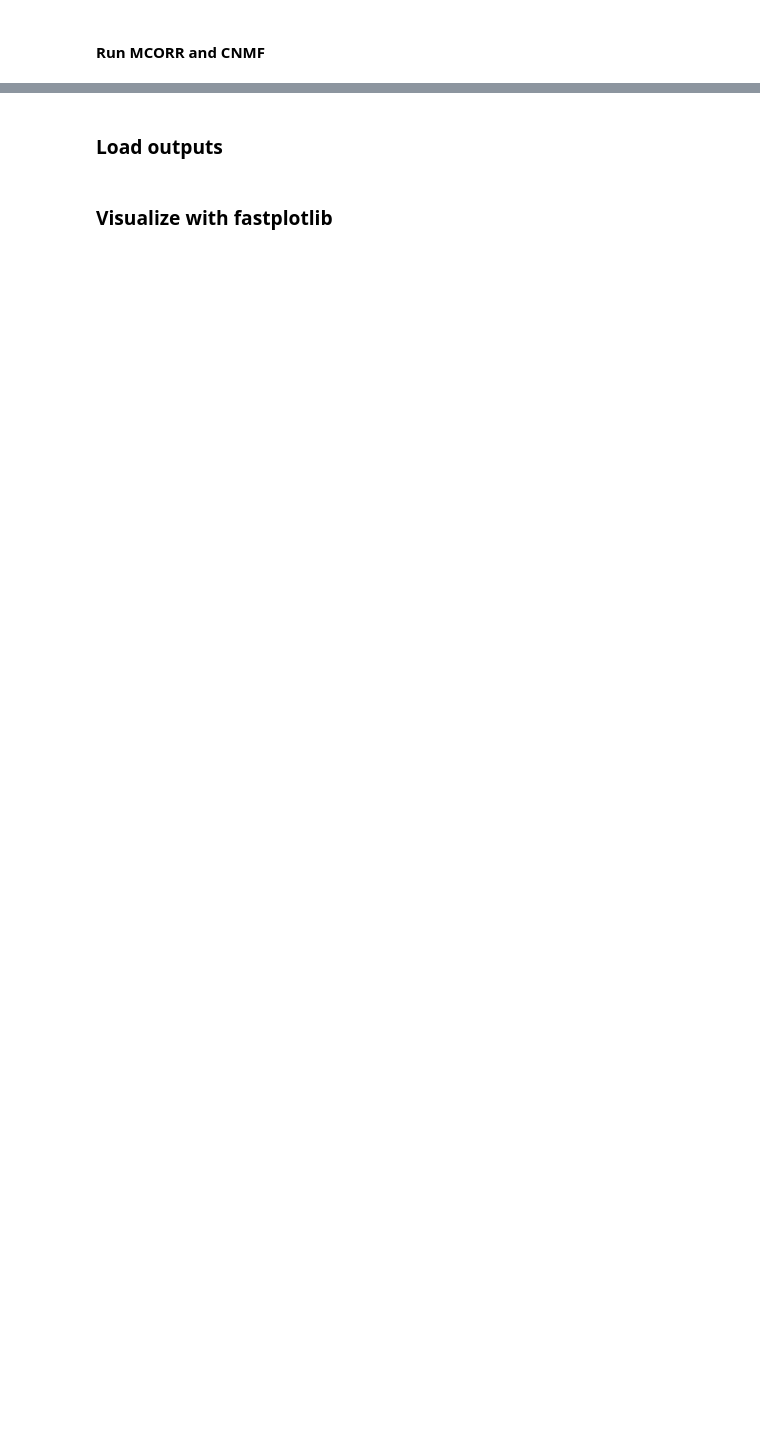
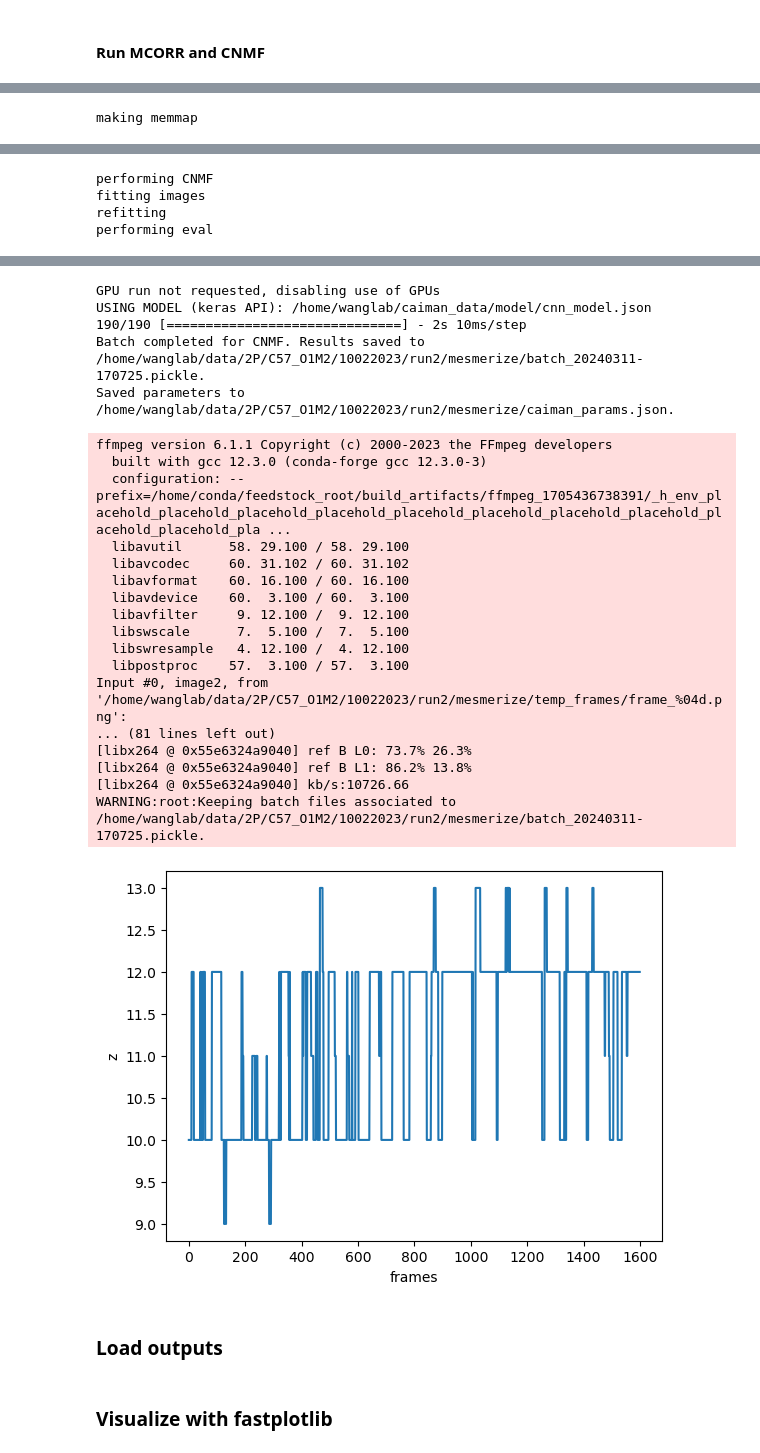
Before and after one commit to vncntprvst/2P-proc, a Jupyter notebook: Mesmerize/pipeline_GC8m_16x_zoom1_765pi.ipynb, the cells around one changed output, grey strips where cells are left out. Cells and saved outputs as stored; diff of their text form; code cells hidden in the pictures; blank space fills up the shorter version.

```diff
--- a/Mesmerize/pipeline_GC8m_16x_zoom1_765pi.ipynb
+++ b/Mesmerize/pipeline_GC8m_16x_zoom1_765pi.ipynb
@@ -7,8 +7,9 @@
 # Paths
 
 from pathlib import Path
-data_path = [Path('D:/Data/2P/C57_O1M2/10272023/TSeries-10272023-1335-009')]
-export_path = Path('H:/Analysis/2P/C57_O1M2/10272023/run9/mesmerize/')
+data_path = [Path('/home/wanglab/data/2P/C57_O1M2/10022023/TSeries-10022023-1300-002')]
+
+export_path = Path('/home/wanglab/data/2P/C57_O1M2/10022023/run2/mesmerize')
 
 # Motion correction parameters
 
@@ -67,4 +70,7 @@ print(params)
 #### Run MCORR and CNMF
 # %%
 import pipeline_mcorr_cnmf as preproc
-_ , batch_path = preproc.run_mcorr_cnmf(data_path, params, export_path)
+zstack_path="/home/wanglab/data/2P/C57_O1M2/10022023/ZSeries-10022023-1300-004"
+z_parameters="/home/wanglab/code/imaging_analysis/Analysis_2P/Mesmerize/parameters/params_zshift_default.json"
+_ , batch_path = preproc.run_mcorr_cnmf(data_path, params, export_path, zstack_path, z_parameters)
+# %% [output]
@@ -70,0 +120 @@ _ , batch_path = preproc.run_mcorr_cnmf(data_path, params, export_path)
+making memmap
@@ -70,0 +122,4 @@ _ , batch_path = preproc.run_mcorr_cnmf(data_path, params, export_path)
+performing CNMF
+fitting images
+refitting
+performing eval
@@ -71,3 +127,26 @@ _ , batch_path = preproc.run_mcorr_cnmf(data_path, params, export_path)
+GPU run not requested, disabling use of GPUs
+USING MODEL (keras API): /home/wanglab/caiman_data/model/cnn_model.json
+190/190 [==============================] - 2s 10ms/step
+Batch completed for CNMF. Results saved to /home/wanglab/data/2P/C57_O1M2/10022023/run2/mesmerize/batch_20240311-170725.pickle.
+Saved parameters to /home/wanglab/data/2P/C57_O1M2/10022023/run2/mesmerize/caiman_params.json.
+ffmpeg version 6.1.1 Copyright (c) 2000-2023 the FFmpeg developers
+  built with gcc 12.3.0 (conda-forge gcc 12.3.0-3)
+  configuration: --prefix=/home/conda/feedstock_root/build_artifacts/ffmpeg_1705436738391/_h_env_placehold_placehold_placehold_placehold_placehold_placehold_placehold_placehold_placehold_placehold_pla ...
+  libavutil      58. 29.100 / 58. 29.100
+  libavcodec     60. 31.102 / 60. 31.102
+  libavformat    60. 16.100 / 60. 16.100
+  libavdevice    60.  3.100 / 60.  3.100
+  libavfilter     9. 12.100 /  9. 12.100
+  libswscale      7.  5.100 /  7.  5.100
+  libswresample   4. 12.100 /  4. 12.100
+  libpostproc    57.  3.100 / 57.  3.100
+Input #0, image2, from '/home/wanglab/data/2P/C57_O1M2/10022023/run2/mesmerize/temp_frames/frame_%04d.png':
+... (81 lines left out)
+[libx264 @ 0x55e6324a9040] ref B L0: 73.7% 26.3%
+[libx264 @ 0x55e6324a9040] ref B L1: 86.2% 13.8%
+[libx264 @ 0x55e6324a9040] kb/s:10726.66
+WARNING:root:Keeping batch files associated to /home/wanglab/data/2P/C57_O1M2/10022023/run2/mesmerize/batch_20240311-170725.pickle.
+[figure, added]
 # %% [markdown]
 ### Load outputs
 # %%
```
Also changed, not shown: parts of 5 cells of this notebook.
